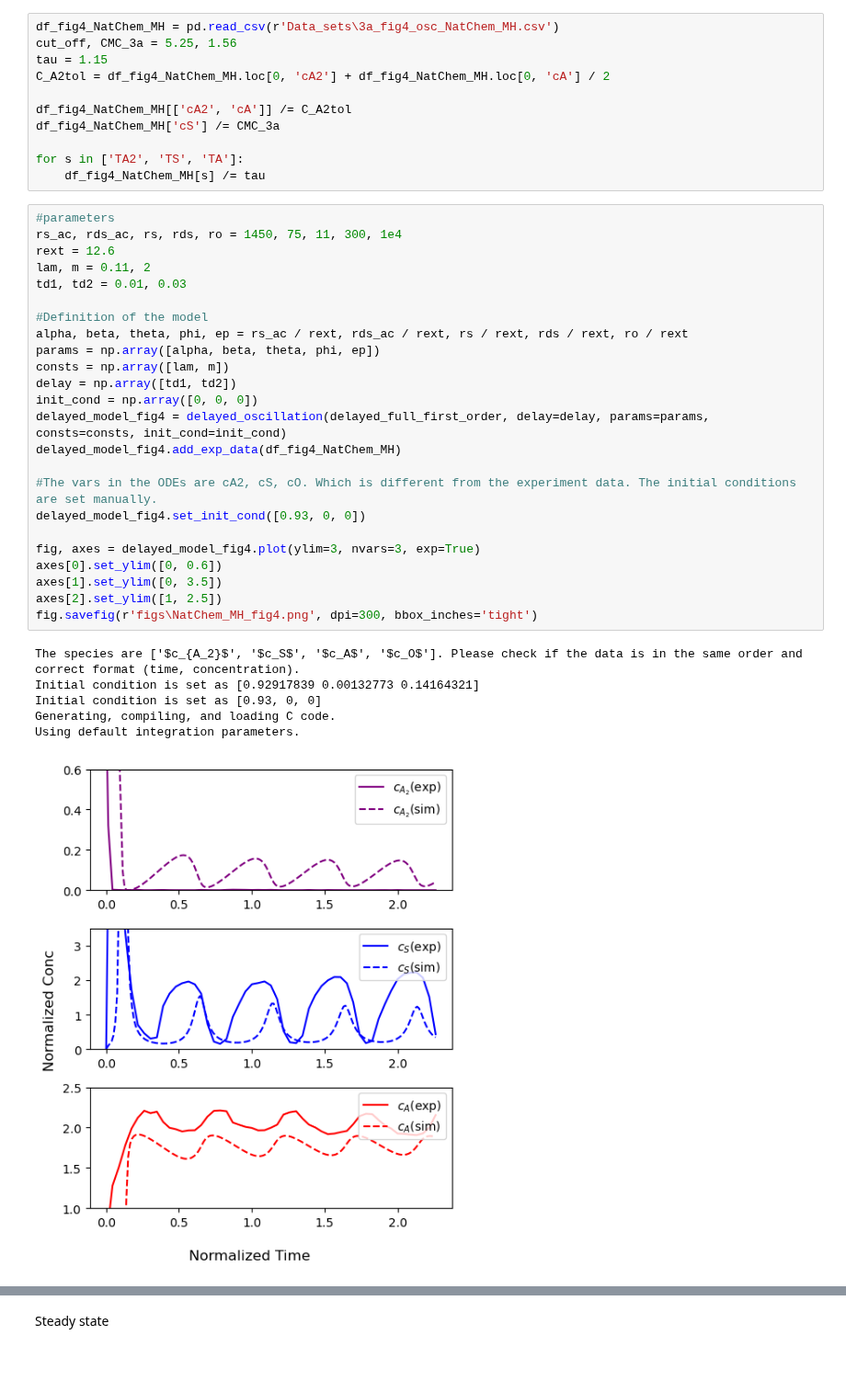
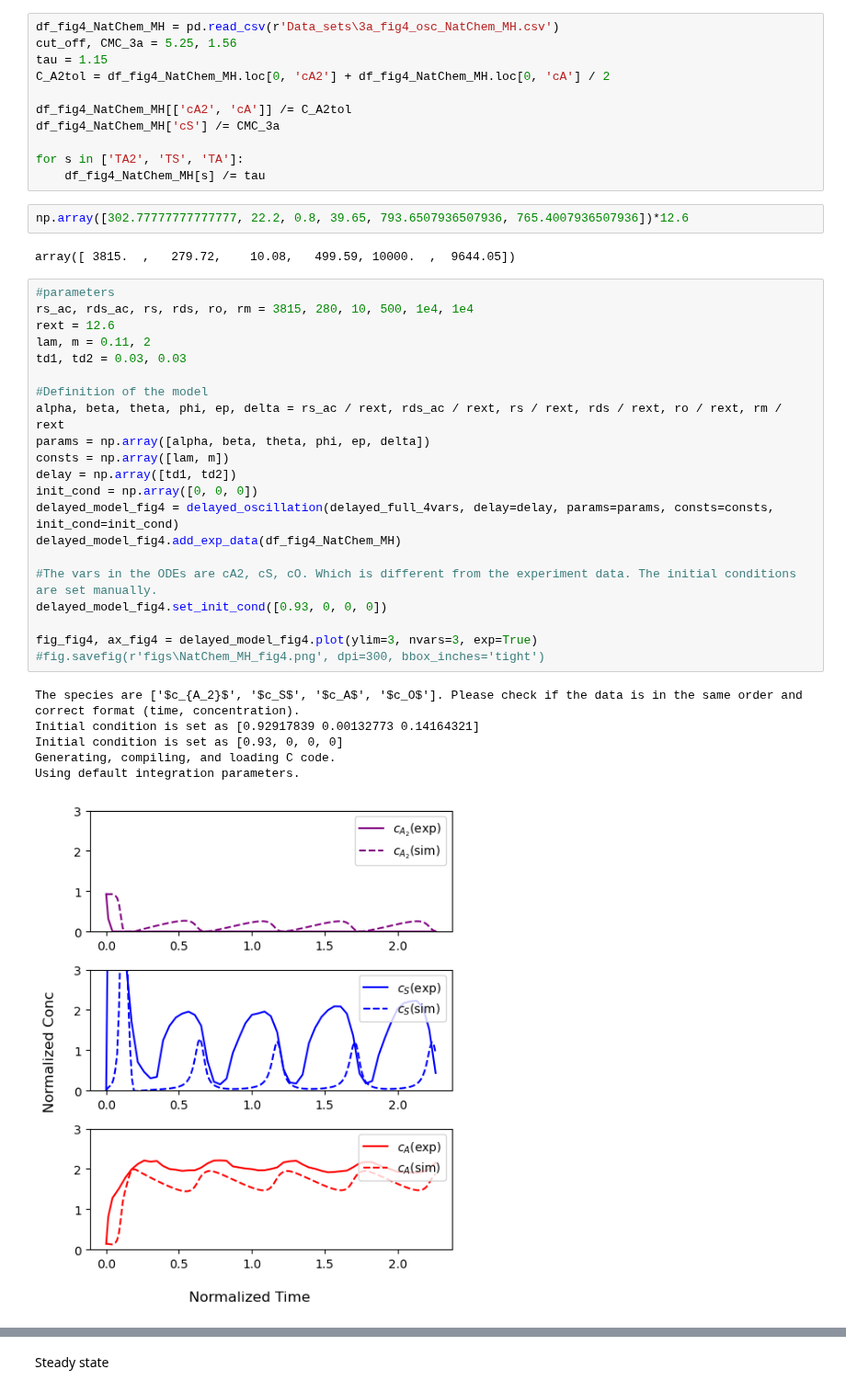
Before and after one commit to Zhiheng419/Chemical_Oscillation_Model, a Jupyter notebook: summary.ipynb, the cells around one changed output, grey strips where cells are left out. Shown at 92% size. Drawn from its saved outputs; the diff is of its cells as text; blank space fills up the shorter version.

```diff
--- a/summary.ipynb
+++ b/summary.ipynb
@@ -19,34 +19,35 @@ df_fig4_NatChem_MH['cS'] /= CMC_3a
 
 for s in ['TA2', 'TS', 'TA']:
     df_fig4_NatChem_MH[s] /= tau
+# %%
+np.array([302.77777777777777, 22.2, 0.8, 39.65, 793.6507936507936, 765.4007936507936])*12.6
+# %% [output]
+array([ 3815.  ,   279.72,    10.08,   499.59, 10000.  ,  9644.05])
 # %%
 #parameters
-rs_ac, rds_ac, rs, rds, ro = 1450, 75, 11, 300, 1e4
+rs_ac, rds_ac, rs, rds, ro, rm = 3815, 280, 10, 500, 1e4, 1e4
 rext = 12.6
 lam, m = 0.11, 2
-td1, td2 = 0.01, 0.03
+td1, td2 = 0.03, 0.03
 
 #Definition of the model
-alpha, beta, theta, phi, ep = rs_ac / rext, rds_ac / rext, rs / rext, rds / rext, ro / rext
-params = np.array([alpha, beta, theta, phi, ep])
+alpha, beta, theta, phi, ep, delta = rs_ac / rext, rds_ac / rext, rs / rext, rds / rext, ro / rext, rm / rext
+params = np.array([alpha, beta, theta, phi, ep, delta])
 consts = np.array([lam, m])
 delay = np.array([td1, td2])
 init_cond = np.array([0, 0, 0])
-delayed_model_fig4 = delayed_oscillation(delayed_full_first_order, delay=delay, params=params, consts=consts, init_cond=init_cond)
+delayed_model_fig4 = delayed_oscillation(delayed_full_4vars, delay=delay, params=params, consts=consts, init_cond=init_cond)
 delayed_model_fig4.add_exp_data(df_fig4_NatChem_MH)
 
 #The vars in the ODEs are cA2, cS, cO. Which is different from the experiment data. The initial conditions are set manually.
-delayed_model_fig4.set_init_cond([0.93, 0, 0])
+delayed_model_fig4.set_init_cond([0.93, 0, 0, 0])
 
-fig, axes = delayed_model_fig4.plot(ylim=3, nvars=3, exp=True)
-axes[0].set_ylim([0, 0.6])
-axes[1].set_ylim([0, 3.5])
-axes[2].set_ylim([1, 2.5])
-fig.savefig(r'figs\NatChem_MH_fig4.png', dpi=300, bbox_inches='tight')
+fig_fig4, ax_fig4 = delayed_model_fig4.plot(ylim=3, nvars=3, exp=True)
+#fig.savefig(r'figs\NatChem_MH_fig4.png', dpi=300, bbox_inches='tight')
 # %% [output]
 The species are ['$c_{A_2}$', '$c_S$', '$c_A$', '$c_O$']. Please check if the data is in the same order and correct format (time, concentration).
 Initial condition is set as [0.92917839 0.00132773 0.14164321]
-Initial condition is set as [0.93, 0, 0]
+Initial condition is set as [0.93, 0, 0, 0]
 Generating, compiling, and loading C code.
 Using default integration parameters.
-[figure, old version]
+[figure, new version]
```
Also changed, not shown: parts of 11 cells of this notebook, 6 other files.
